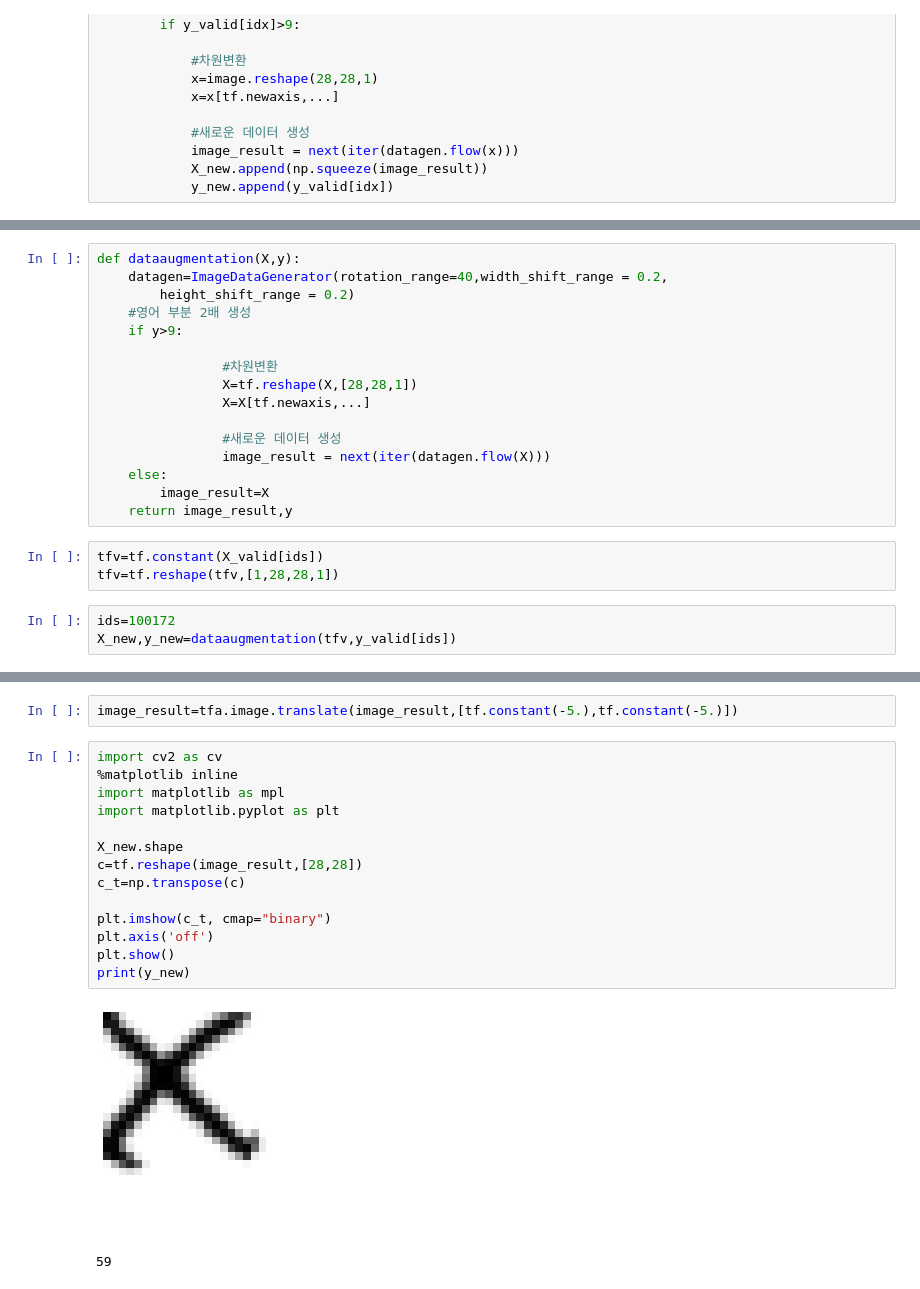
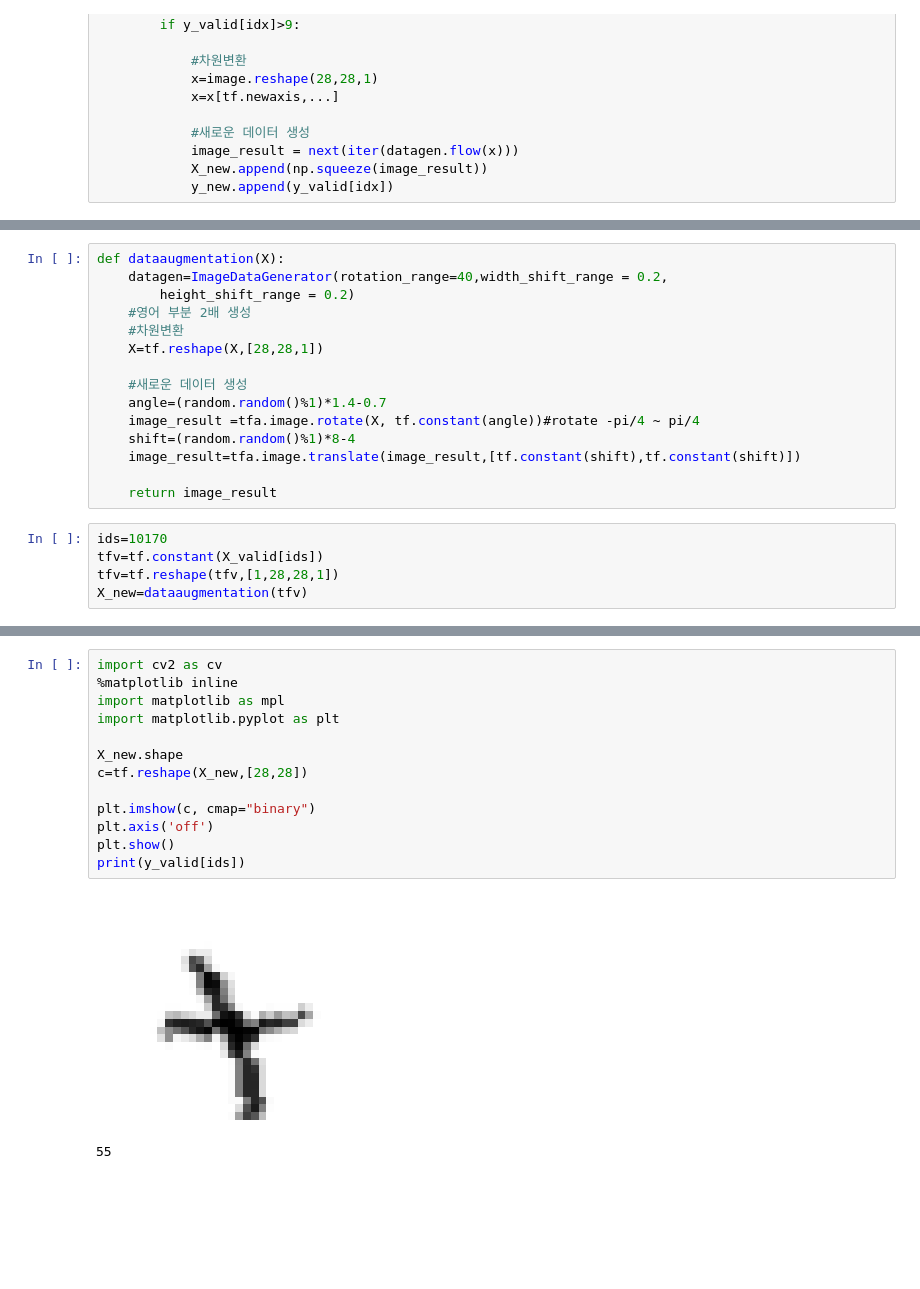
Before and after one commit to mjcart/2022-ANN-project, a Jupyter notebook: 공용/dataaugmentation.ipynb, the cells around one changed output, grey strips where cells are left out. Drawn from its saved outputs; the diff is of its cells as text; blank space fills up the shorter version.

```diff
--- a/공용/dataaugmentation.ipynb
+++ b/공용/dataaugmentation.ipynb
@@ -63,22 +73,20 @@ plt.show()
 # %%
-def dataaugmentation(X,y):
+def dataaugmentation(X):
     datagen=ImageDataGenerator(rotation_range=40,width_shift_range = 0.2,
         height_shift_range = 0.2)
     #영어 부분 2배 생성
-    if y>9:
+    #차원변환
+    X=tf.reshape(X,[28,28,1])
 
-                #차원변환
-                X=tf.reshape(X,[28,28,1])
-                X=X[tf.newaxis,...]
+    #새로운 데이터 생성
+    angle=(random.random()%1)*1.4-0.7
+    image_result =tfa.image.rotate(X, tf.constant(angle))#rotate -pi/4 ~ pi/4
+    shift=(random.random()%1)*8-4
+    image_result=tfa.image.translate(image_result,[tf.constant(shift),tf.constant(shift)])
 
-                #새로운 데이터 생성
-                image_result = next(iter(datagen.flow(X)))
-    else:
-        image_result=X
-    return image_result,y
+    return image_result
 # %%
+ids=10170
 tfv=tf.constant(X_valid[ids])
 tfv=tf.reshape(tfv,[1,28,28,1])
+X_new=dataaugmentation(tfv)
-# %%
-ids=100172
-X_new,y_new=dataaugmentation(tfv,y_valid[ids])
@@ -95,19 +93,16 @@ a
-# %%
-image_result=tfa.image.translate(image_result,[tf.constant(-5.),tf.constant(-5.)])
 # %%
 import cv2 as cv
 %matplotlib inline
 import matplotlib as mpl
 import matplotlib.pyplot as plt
 
 X_new.shape
-c=tf.reshape(image_result,[28,28])
-c_t=np.transpose(c)
+c=tf.reshape(X_new,[28,28])
 
-plt.imshow(c_t, cmap="binary")
+plt.imshow(c, cmap="binary")
 plt.axis('off')
 plt.show()
-print(y_new)
+print(y_valid[ids])
 # %% [output]
-[figure, old version]
+[figure, new version]
-59
+55
```
Also changed, not shown: parts of 4 cells of this notebook, 3 other files.
